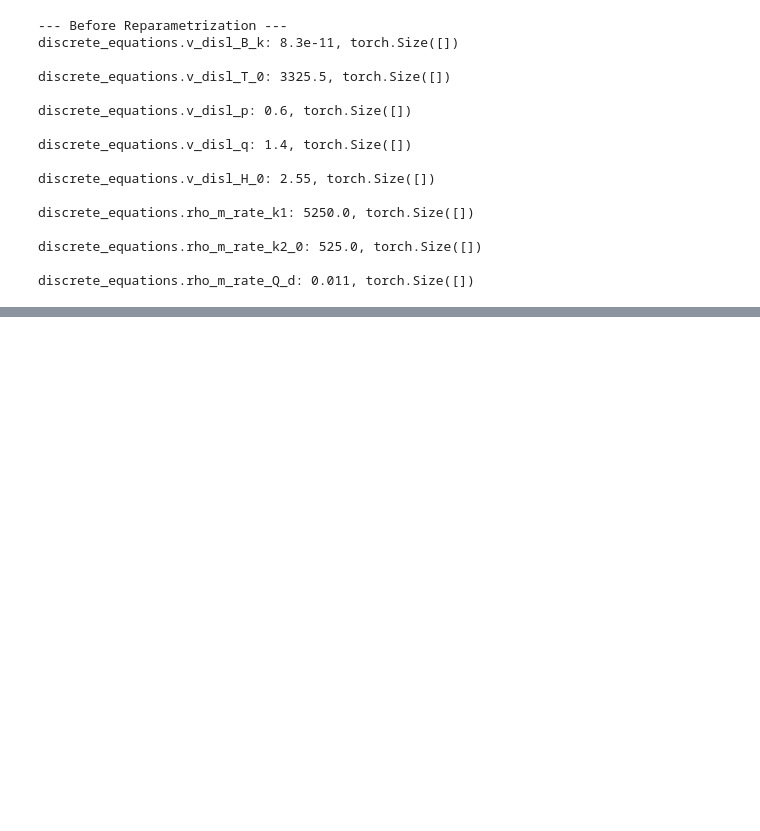
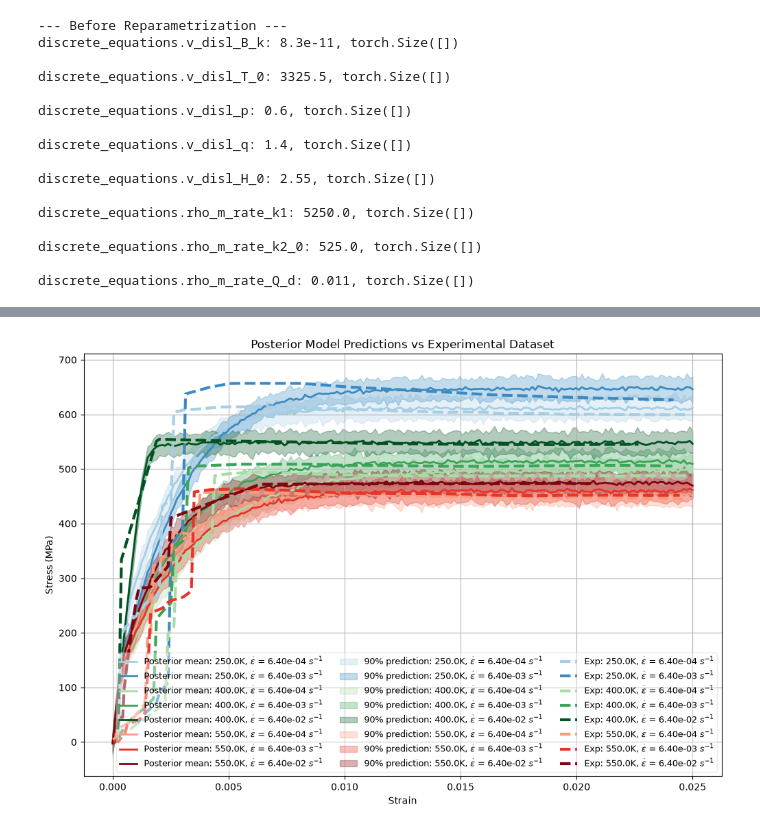
Before and after one commit to ColinMG2/neml2, a Jupyter notebook: cmg_projects/tensile_optimization/tungsten_statistical.ipynb, the cells around one changed output, grey strips where cells are left out. Cells and saved outputs as stored; diff of their text form; code cells hidden in the pictures; blank space fills up the shorter version.

```diff
--- a/cmg_projects/tensile_optimization/tungsten_statistical.ipynb
+++ b/cmg_projects/tensile_optimization/tungsten_statistical.ipynb
@@ -610,0 +687,49 @@ RuntimeError: _cat_along_base: broadcast failed with parts shapes [(200, 8), (20
+# %%
+nreps = 50
+predict = Predictive(hsmodel, guide=guide, num_samples=nreps)
+with torch.no_grad():
+    trained = predict(loading, time, temperature)["obs"]
+# %%
+plt.figure(figsize=(12, 8))
+plotted_labels = set()
+for i, (T, rate) in enumerate(batch_conditions):
+    temp_post = trained[:, :, i, 0]
+    plt.plot(
+        loading[:, i, 0].cpu(),
+        temp_post.mean(dim=0).cpu(),
+        ls="-",
+        color=cond_color((T - 273.15), rate),
+        lw=2,
+        label=rf"Posterior mean: {(T - 273.15)}K, $\dot{{\epsilon}}$ = {rate:.2e} $s^{{-1}}$",
+    )
+
+for i, (T, rate) in enumerate(batch_conditions):
+    temp_post = trained[:, :, i, 0]
+    lo, hi = torch.quantile(temp_post, torch.tensor([0.05, 0.95], device=device), dim=0)
+    plt.fill_between(
+        loading[:, i, 0].cpu(),
+        lo.cpu(),
+        hi.cpu(),
+        color=cond_color((T - 273.15), rate),
+        alpha=0.3,
+        label=rf"90% prediction: {(T - 273.15)}K, $\dot{{\epsilon}}$ = {rate:.2e} $s^{{-1}}$",
+    )
+
+for i, (T, rate) in enumerate(batch_conditions):
+    plt.plot(
+        exp_strain_data[:, i, 0].cpu().numpy(),
+        exp_stress_data[:, i, 0].cpu().numpy(),
+        "--",
+        lw=3,
+        color=cond_color((T - 273.15), rate),
+        label=rf"Exp: {(T - 273.15)}K, $\dot{{\epsilon}}$ = {rate:.2e} $s^{{-1}}$",
+    )
+
+plt.xlabel("Strain")
+plt.ylabel("Stress (MPa)")
+plt.title("Posterior Model Predictions vs Experimental Dataset")
+plt.legend(loc="best", framealpha=0.4, fontsize=9, ncol=3)
+plt.grid()
+plt.show()
+# %% [output]
+[figure, added]
```
Also changed, not shown: parts of 11 cells of this notebook.
